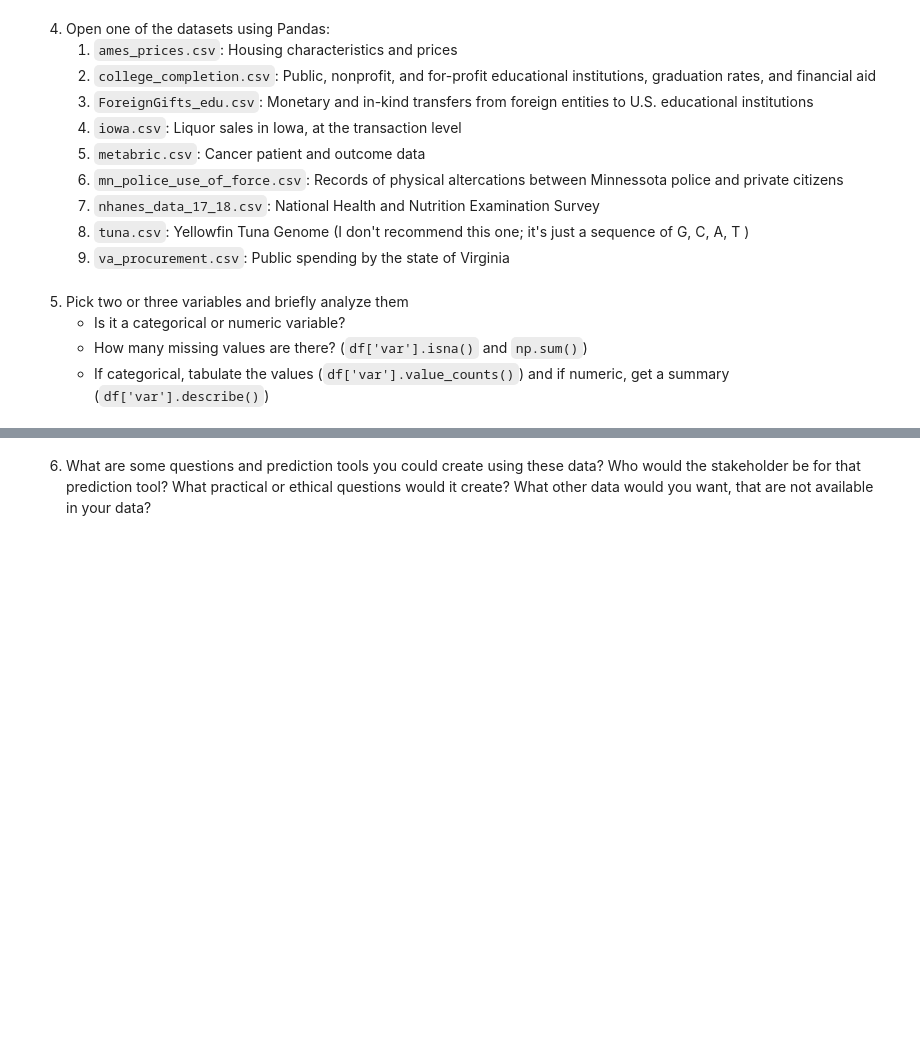
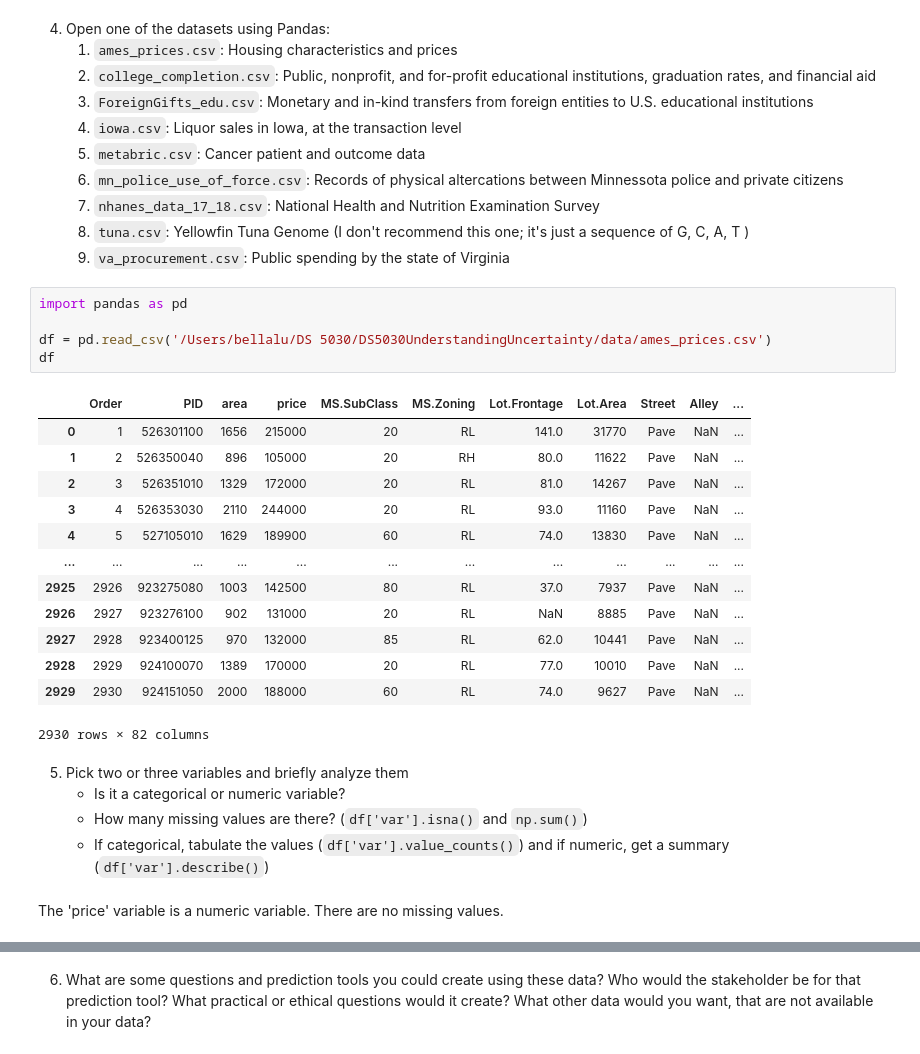
Before and after one commit to bellaelu/DS5030UnderstandingUncertainty, a Jupyter notebook: assignment_1-1.ipynb, the cells around one changed output, grey strips where cells are left out. Saved outputs shown, nothing was run; the diff lists cells and outputs as text; blank space fills up the shorter version.

```diff
--- a/assignment_1-1.ipynb
+++ b/assignment_1-1.ipynb
@@ -49,8 +51,29 @@ Data directory already exists
     7. `nhanes_data_17_18.csv`: National Health and Nutrition Examination Survey
     8. `tuna.csv`: Yellowfin Tuna Genome (I don't recommend this one; it's just a sequence of G, C, A, T )
     9. `va_procurement.csv`: Public spending by the state of Virginia
+# %%
+import pandas as pd
+
+df = pd.read_csv('/Users/bellalu/DS 5030/DS5030UnderstandingUncertainty/data/ames_prices.csv')
+df
+# %% [output]
+|  | Order | PID | area | price | MS.SubClass | MS.Zoning | Lot.Frontage | Lot.Area | Street | Alley | ... |
+| 0 | 1 | 526301100 | 1656 | 215000 | 20 | RL | 141.0 | 31770 | Pave | NaN | ... |
+| 1 | 2 | 526350040 | 896 | 105000 | 20 | RH | 80.0 | 11622 | Pave | NaN | ... |
+| 2 | 3 | 526351010 | 1329 | 172000 | 20 | RL | 81.0 | 14267 | Pave | NaN | ... |
+| 3 | 4 | 526353030 | 2110 | 244000 | 20 | RL | 93.0 | 11160 | Pave | NaN | ... |
+| 4 | 5 | 527105010 | 1629 | 189900 | 60 | RL | 74.0 | 13830 | Pave | NaN | ... |
+| ... | ... | ... | ... | ... | ... | ... | ... | ... | ... | ... | ... |
+| 2925 | 2926 | 923275080 | 1003 | 142500 | 80 | RL | 37.0 | 7937 | Pave | NaN | ... |
+| 2926 | 2927 | 923276100 | 902 | 131000 | 20 | RL | NaN | 8885 | Pave | NaN | ... |
+| 2927 | 2928 | 923400125 | 970 | 132000 | 85 | RL | 62.0 | 10441 | Pave | NaN | ... |
+| 2928 | 2929 | 924100070 | 1389 | 170000 | 20 | RL | 77.0 | 10010 | Pave | NaN | ... |
+| 2929 | 2930 | 924151050 | 2000 | 188000 | 60 | RL | 74.0 | 9627 | Pave | NaN | ... |
+2930 rows × 82 columns
 # %% [markdown]
 5. Pick two or three variables and briefly analyze them
     - Is it a categorical or numeric variable?
     - How many missing values are there? (`df['var'].isna()` and `np.sum()`)
     - If categorical, tabulate the values (`df['var'].value_counts()`) and if numeric, get a summary (`df['var'].describe()`)
+# %% [markdown]
+The 'price' variable is a numeric variable. There are no missing values.
```
Also changed, not shown: parts of 6 cells of this notebook.
